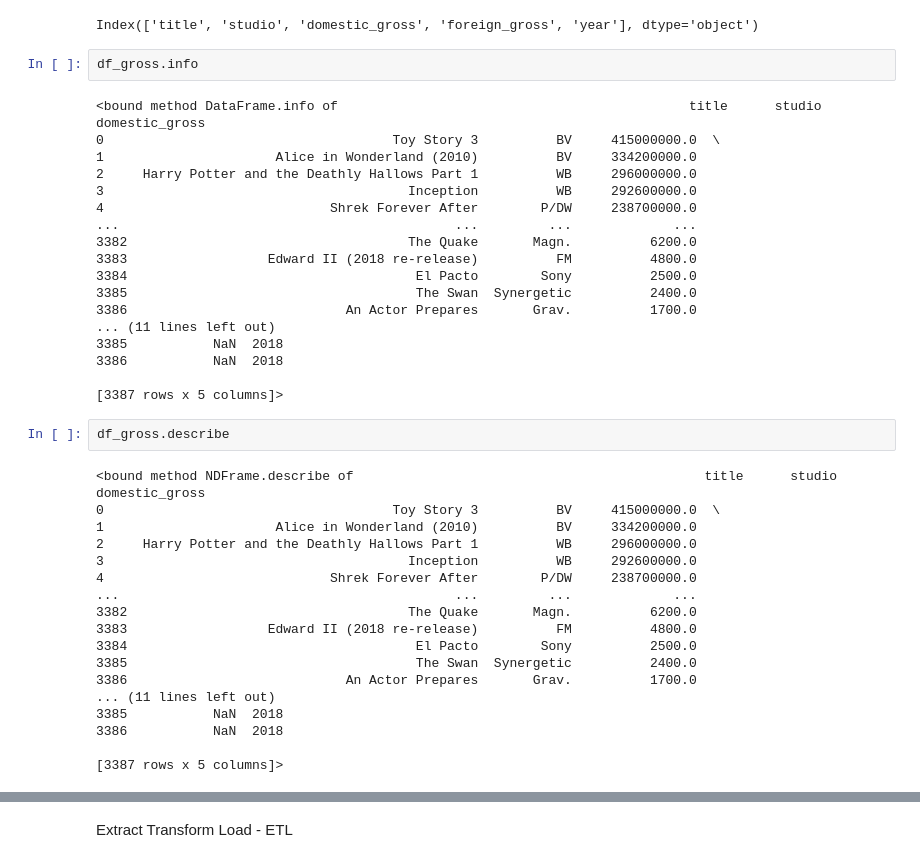
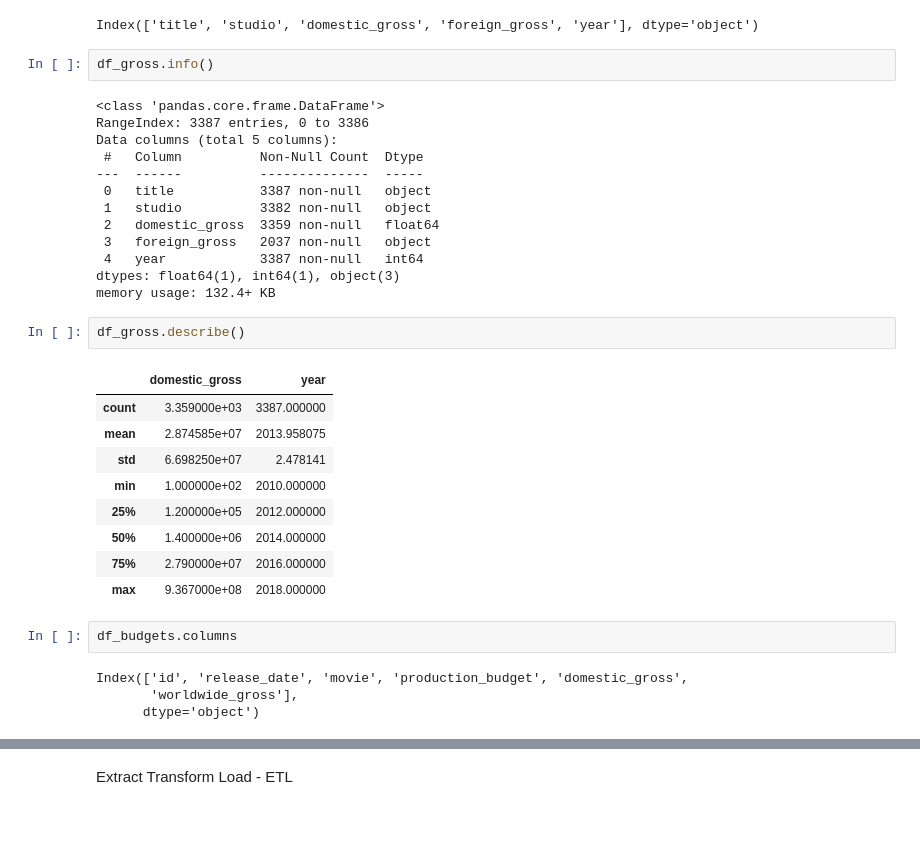
Before and after one commit to Wendy0001/EndofP1, a Jupyter notebook: NotebookP2.ipynb, the cells around one changed output, grey strips where cells are left out. Drawn from its saved outputs; the diff is of its cells as text; blank space fills up the shorter version.

```diff
--- a/NotebookP2.ipynb
+++ b/NotebookP2.ipynb
@@ -95,42 +95,35 @@ df_gross.columns
 # %% [output]
 Index(['title', 'studio', 'domestic_gross', 'foreign_gross', 'year'], dtype='object')
 # %%
-df_gross.info
+df_gross.info()
 # %% [output]
-<bound method DataFrame.info of                                             title      studio  domestic_gross
-0                                     Toy Story 3          BV     415000000.0  \
-1                      Alice in Wonderland (2010)          BV     334200000.0
-2     Harry Potter and the Deathly Hallows Part 1          WB     296000000.0
-3                                       Inception          WB     292600000.0
-4                             Shrek Forever After        P/DW     238700000.0
-...                                           ...         ...             ...
-3382                                    The Quake       Magn.          6200.0
-3383                  Edward II (2018 re-release)          FM          4800.0
-3384                                     El Pacto        Sony          2500.0
-3385                                     The Swan  Synergetic          2400.0
-3386                            An Actor Prepares       Grav.          1700.0
-... (11 lines left out)
-3385           NaN  2018
-3386           NaN  2018
-
-[3387 rows x 5 columns]>
+<class 'pandas.core.frame.DataFrame'>
+RangeIndex: 3387 entries, 0 to 3386
+Data columns (total 5 columns):
+ #   Column          Non-Null Count  Dtype
+---  ------          --------------  -----
+ 0   title           3387 non-null   object
+ 1   studio          3382 non-null   object
+ 2   domestic_gross  3359 non-null   float64
+ 3   foreign_gross   2037 non-null   object
+ 4   year            3387 non-null   int64
+dtypes: float64(1), int64(1), object(3)
+memory usage: 132.4+ KB
 # %%
-df_gross.describe
+df_gross.describe()
 # %% [output]
-<bound method NDFrame.describe of                                             title      studio  domestic_gross
-0                                     Toy Story 3          BV     415000000.0  \
-1                      Alice in Wonderland (2010)          BV     334200000.0
-2     Harry Potter and the Deathly Hallows Part 1          WB     296000000.0
-3                                       Inception          WB     292600000.0
-4                             Shrek Forever After        P/DW     238700000.0
-...                                           ...         ...             ...
-3382                                    The Quake       Magn.          6200.0
-3383                  Edward II (2018 re-release)          FM          4800.0
-3384                                     El Pacto        Sony          2500.0
-3385                                     The Swan  Synergetic          2400.0
-3386                            An Actor Prepares       Grav.          1700.0
-... (11 lines left out)
-3385           NaN  2018
-3386           NaN  2018
-
-[3387 rows x 5 columns]>
+|  | domestic_gross | year |
+| count | 3.359000e+03 | 3387.000000 |
+| mean | 2.874585e+07 | 2013.958075 |
+| std | 6.698250e+07 | 2.478141 |
+| min | 1.000000e+02 | 2010.000000 |
+| 25% | 1.200000e+05 | 2012.000000 |
+| 50% | 1.400000e+06 | 2014.000000 |
+| 75% | 2.790000e+07 | 2016.000000 |
+| max | 9.367000e+08 | 2018.000000 |
+# %%
+df_budgets.columns
+# %% [output]
+Index(['id', 'release_date', 'movie', 'production_budget', 'domestic_gross',
+       'worldwide_gross'],
+      dtype='object')
```
Also changed, not shown: parts of 8 cells of this notebook.
